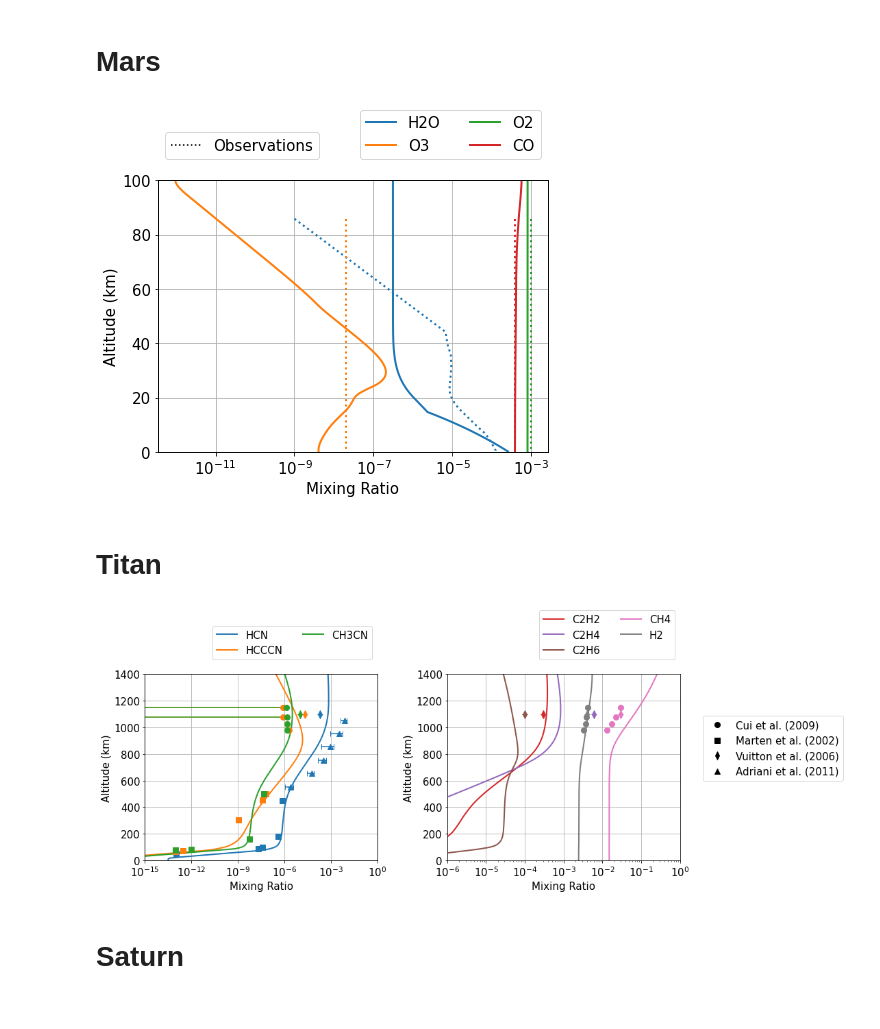
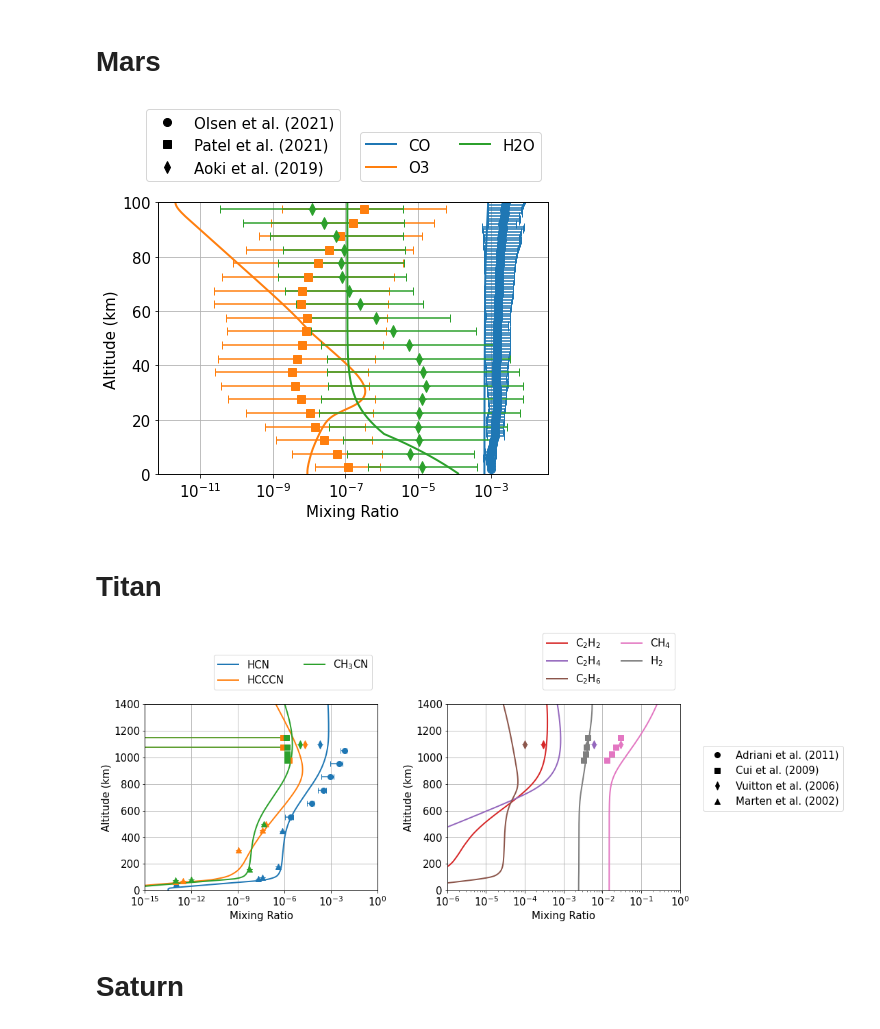
Before and after one commit to Nicholaswogan/photochem, a Jupyter notebook: examples/comparison2observations.ipynb, the cells around one changed output. Drawn from its saved outputs; the diff is of its cells as text; code cells hidden in the pictures.

```diff
--- a/examples/comparison2observations.ipynb
+++ b/examples/comparison2observations.ipynb
@@ -25,0 +18,12 @@ from planetary_atmosphere_observations.utils import retrieve_species
+# %%
+from planetary_atmosphere_observations.utils import retrieve_species
+
+def get_citations(species, data, markers=['o','s','d','^','>']):
+    citations = []
+    for i,sp in enumerate(species):
+        entry = retrieve_species(sp, data)
+        for a in entry:
+            citations.append(a['citation'])
+    citations = list(set(citations))
+    cit = {citations[i]: markers[i] for i in range(len(citations))}
+    return cit
@@ -108,33 +129,40 @@ pc.destroy_stepper()
 # %%
 plt.rcParams.update({'font.size': 15})
 fig,ax = plt.subplots(1,1,figsize=[7,5])
 fig.patch.set_facecolor("w")
 
 sol = pc.mole_fraction_dict()
 
-species = ['H2O','O3','O2','CO']
+species = ['CO','O3','H2O']
+labels = ['CO','O$_3$','H$_2$O']
+
+cit = get_citations(species,mars)
+citations = [key for key in cit.keys()]
+ax2 = ax.twinx()
+for c in citations:
+    ax2.errorbar([],[],\
+                    c='k',marker=cit[c],ls='',capsize=4,ms=8,label=c)
+ax2.set_yticks([])
+ax2.legend(ncol=1,bbox_to_anchor=(-.05,1.05),loc='lower left')
+
 for i,sp in enumerate(species):
     ax.plot(sol[sp],sol['alt'],'C'+str(i)+'-',label=sp,lw=2)
     entry = retrieve_species(sp,mars)
     for en in entry:
-        alt = [P2alt(P) for P in en['P']]
-        ax.plot(en['mix'],alt,'C'+str(i)+':',lw=2)
+        ax.errorbar(en['mix'],en['alt'],xerr = en['mix-err'],yerr = en['mix-err'],\
+                   marker=cit[en['citation']],ls='',capsize=4,ms=8)
 
 ax.grid()
 ax.set_ylim(0,100)
 ax.set_xscale('log')
 ax.legend(ncol=2,bbox_to_anchor=(1,1.05),loc='lower right')
 ax.set_xlabel('Mixing Ratio')
 ax.set_ylabel('Altitude (km)')
 
-ax2 = ax.twinx()
-ax2.plot([],[], c='k',ls=':',label="Observations")
-ax2.set_yticks([])
-ax2.legend(ncol=2,bbox_to_anchor=(0,1.05),loc='lower left')
 
 plt.show()
 # %% [output]
-[figure, old version]
+[figure, new version]
 # %% [markdown]
 # Titan
 # %%
@@ -159,29 +187,26 @@ fig.patch.set_facecolor("w")
 
 sol = pc.mole_fraction_dict()
 
-species = ['HCN','HCCCN','CH3CN']
-markers = ['o','s','d','^']
-citations = []
-for i,sp in enumerate(species):
-    ax.plot(sol[sp],sol['alt'],label=sp,lw=2)
-    entry = retrieve_species(sp,titan)
-    for a in entry:
-        citations.append(a['citation'])
+species1 = ['HCN','HCCCN','CH3CN']
+labels1 = ['HCN','HCCCN','CH$_3$CN']
+species2 = ['C2H2','C2H4','C2H6','CH4','H2']
+labels2 = ['C$_2$H$_2$','C$_2$H$_4$','C$_2$H$_6$','CH$_4$','H$_2$']
 
-citations = list(set(citations))
-cit = {citations[i]: markers[i] for i in range(len(citations))}
-for i,sp in enumerate(species):
-    entry = retrieve_species(sp,titan)
-    for j,en in enumerate(entry):
-        ax.errorbar(en['mix'],en['alt'],xerr = en['mix-err'],yerr = en['mix-err'],\
-                    c='C'+str(i),marker=cit[en['citation']],ls='',capsize=4,ms=8)
-
+cit = get_citations(species1+species2,titan)
+citations = [key for key in cit.keys()]
 ax2 = ax.twinx()
 for c in citations:
     ax2.errorbar([],[],\
                     c='k',marker=cit[c],ls='',capsize=4,ms=8,label=c)
 ax2.set_yticks([])
 ax2.legend(ncol=1,bbox_to_anchor=(2.7,.4),loc='lower center')
+
+for i,sp in enumerate(species1):
+    ax.plot(sol[sp],sol['alt'],'C'+str(i),label=labels1[i],lw=2)
+    entry = retrieve_species(sp,titan)
+    for j,en in enumerate(entry):
+        ax.errorbar(en['mix'],en['alt'],xerr = en['mix-err'],yerr = en['mix-err'],\
+                    c='C'+str(i),marker=cit[en['citation']],ls='',capsize=4,ms=8)
 
 ax.grid()
 ax.set_ylim(0,1400)
@@ -191,13 +216,13 @@ ax.legend(ncol=2,bbox_to_anchor=(1,1.05),loc='lower right')
 ax.set_xlabel('Mixing Ratio')
 ax.set_ylabel('Altitude (km)')
 
-species = ['C2H2','C2H4','C2H6','CH4','H2']
-for i,sp in enumerate(species):
-    ax1.plot(sol[sp],sol['alt'],'C'+str(i+3),label=sp,lw=2)
+kk = len(species1)
+for i,sp in enumerate(species2):
+    ax1.plot(sol[sp],sol['alt'],'C'+str(i+kk),label=labels2[i],lw=2)
     entry = retrieve_species(sp,titan)
     for j,en in enumerate(entry):
         ax1.errorbar(en['mix'],en['alt'],xerr = en['mix-err'],yerr = en['mix-err'],\
-                    c='C'+str(i+3),marker=cit[en['citation']],ls='',capsize=4,ms=8)
+                    c='C'+str(i+kk),marker=cit[en['citation']],ls='',capsize=4,ms=8)
 
 ax1.grid()
 ax1.set_ylim(0,1400)
@@ -211,7 +236,7 @@ plt.subplots_adjust(wspace=.3)
 
 plt.show()
 # %% [output]
-[figure, old version]
+[figure, new version]
 # %% [markdown]
 # Saturn
 # %%
```
Also changed, not shown: parts of 7 cells of this notebook, 5 other files.
